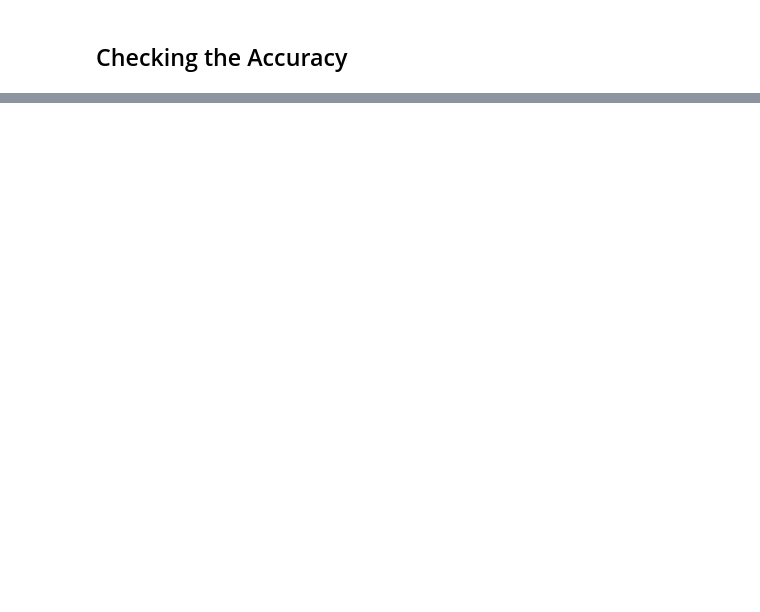
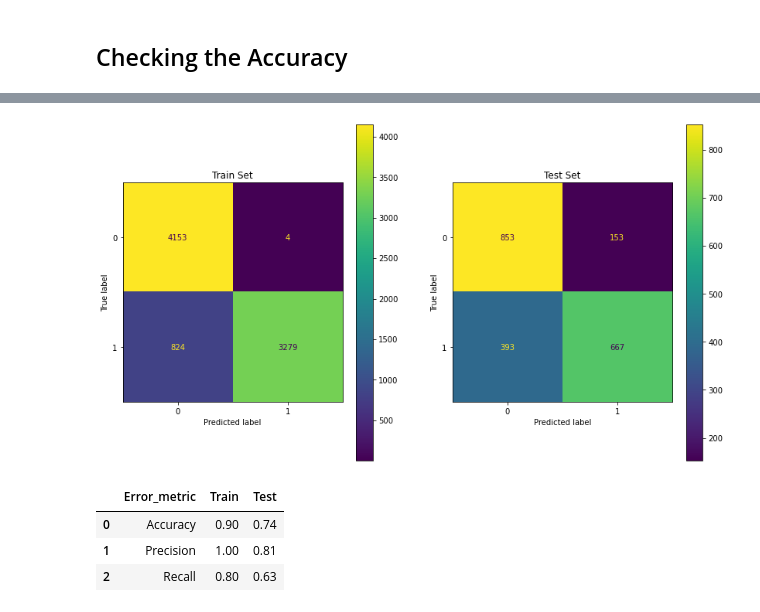
Before and after one commit to esrabecker/Ironhack-DA, a Jupyter notebook: Churn Data Classification.ipynb, the cells around one changed output, grey strips where cells are left out. Saved outputs shown, nothing was run; the diff lists cells and outputs as text; code cells hidden in the pictures; blank space fills up the shorter version.

```diff
--- a/Churn Data Classification.ipynb
+++ b/Churn Data Classification.ipynb
@@ -549,0 +572,3 @@ plot_cross_validation_on_trees(sm_tree_depths, sm_cv_scores_mean, sm_cv_scores_s
+# %%
+X_sm, y_sm = smote.fit_resample(X, y)
+y_sm.value_counts()
@@ -549,0 +579,3 @@ plot_cross_validation_on_trees(sm_tree_depths, sm_cv_scores_mean, sm_cv_scores_s
+# %%
+data =pd.concat([X_sm, y_sm], axis=1)
+data
@@ -549,0 +598,3 @@ plot_cross_validation_on_trees(sm_tree_depths, sm_cv_scores_mean, sm_cv_scores_s
+# %%
+y = data['Churn']
+X = data.drop(['Churn'], axis=1)
@@ -549,0 +795,7 @@ plot_cross_validation_on_trees(sm_tree_depths, sm_cv_scores_mean, sm_cv_scores_s
+# %%
+from sklearn.neighbors import KNeighborsClassifier
+model = KNeighborsClassifier(n_neighbors=2,weights='uniform')
+model.fit(X_train, y_train)
+y_pred=model.predict(X_test)
+y_pred_train=model.predict(X_train)
+#model.predict_proba(inputdata)
@@ -549,0 +821,45 @@ plot_cross_validation_on_trees(sm_tree_depths, sm_cv_scores_mean, sm_cv_scores_s
+# %%
+#Classification Model
+
+from sklearn.metrics import plot_confusion_matrix
+
+fig, ax = plt.subplots(1,2, figsize=(14,8))
+
+plot_confusion_matrix(model,X_train,y_train,ax=ax[0], values_format = 'd')
+ax[0].title.set_text("Train Set")
+
+plot_confusion_matrix(model,X_test,y_test,ax=ax[1],values_format = 'd')
+ax[1].title.set_text("Test Set")
+# %% [output]
+[figure, added]
+# %%
+#Classification Model Metrics
+from sklearn.metrics import accuracy_score, precision_score, recall_score, confusion_matrix
+from sklearn.metrics import plot_confusion_matrix
+
+def evaluate_classification_model(y_train, y_pred_train, y_test, y_pred_test):
+    performance_df = pd.DataFrame({'Error_metric': ['Accuracy','Precision','Recall'],
+                               'Train': [accuracy_score(y_train, y_pred_train),
+                                         precision_score(y_train, y_pred_train),
+                                         recall_score(y_train, y_pred_train)],
+                               'Test': [accuracy_score(y_test, y_pred_test),
+                                        precision_score(y_test, y_pred_test),
+                                        recall_score(y_test, y_pred_test)]})
+
+    pd.options.display.float_format = '{:.2f}'.format
+
+    df_train = pd.DataFrame({'Real': y_train, 'Predicted': y_pred_train})
+    df_test  = pd.DataFrame({'Real': y_test,  'Predicted': y_pred_test})
+
+    return performance_df, df_train, df_test
+
+## calling the function
+error_metrics_df,y_train_vs_predicted, \
+    y_test_vs_predicted=evaluate_classification_model(y_train, y_pred_train,
+                                                    y_test, y_pred)
+error_metrics_df
+# %% [output]
+|  | Error_metric | Train | Test |
+| 0 | Accuracy | 0.90 | 0.74 |
+| 1 | Precision | 1.00 | 0.81 |
+| 2 | Recall | 0.80 | 0.63 |
```
Also changed, not shown: parts of 30 cells of this notebook.
